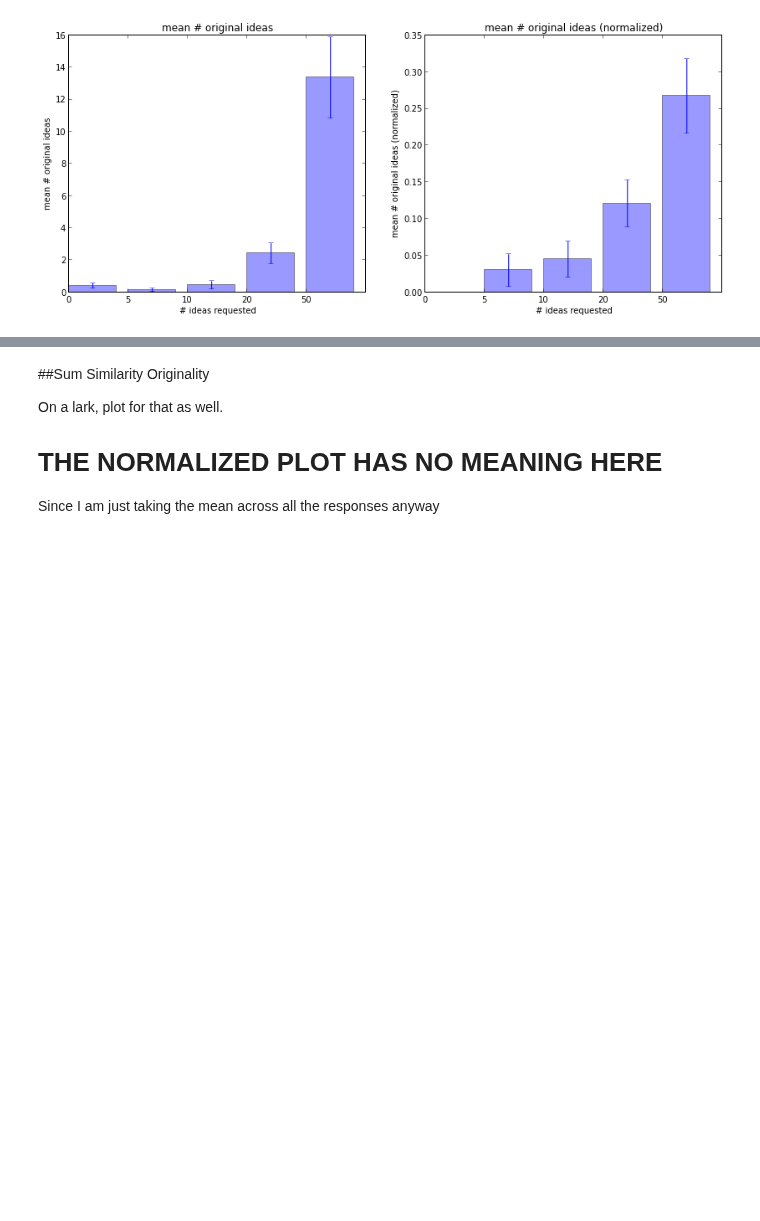
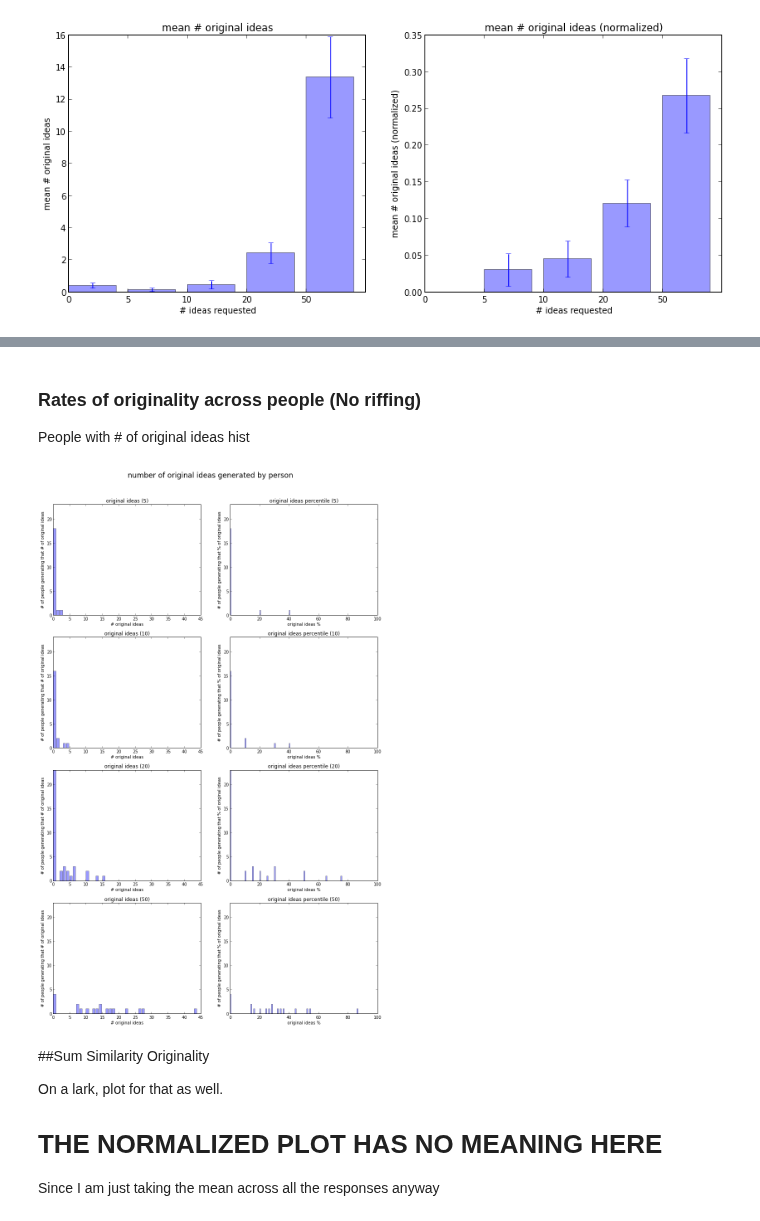
Before and after one commit to filkry/crowbrain, a Jupyter notebook: exps/post_pilot12_13_stats.ipynb, the cells around one changed output, grey strips where cells are left out. Saved outputs shown, nothing was run; the diff lists cells and outputs as text; code cells hidden in the pictures; blank space fills up the shorter version.

```diff
--- a/exps/post_pilot12_13_stats.ipynb
+++ b/exps/post_pilot12_13_stats.ipynb
@@ -347 +380,9 @@ number of scored 1225
+# %% [markdown]
+### Rates of originality across people (No riffing)
+
+People with # of original ideas hist
+# %%
+hists(num_original_ideas, "number of original ideas generated by person", "original ideas")
+# %% [output]
+[figure, added]
 # %% [markdown]
```
Also changed, not shown: parts of 6 cells of this notebook.
